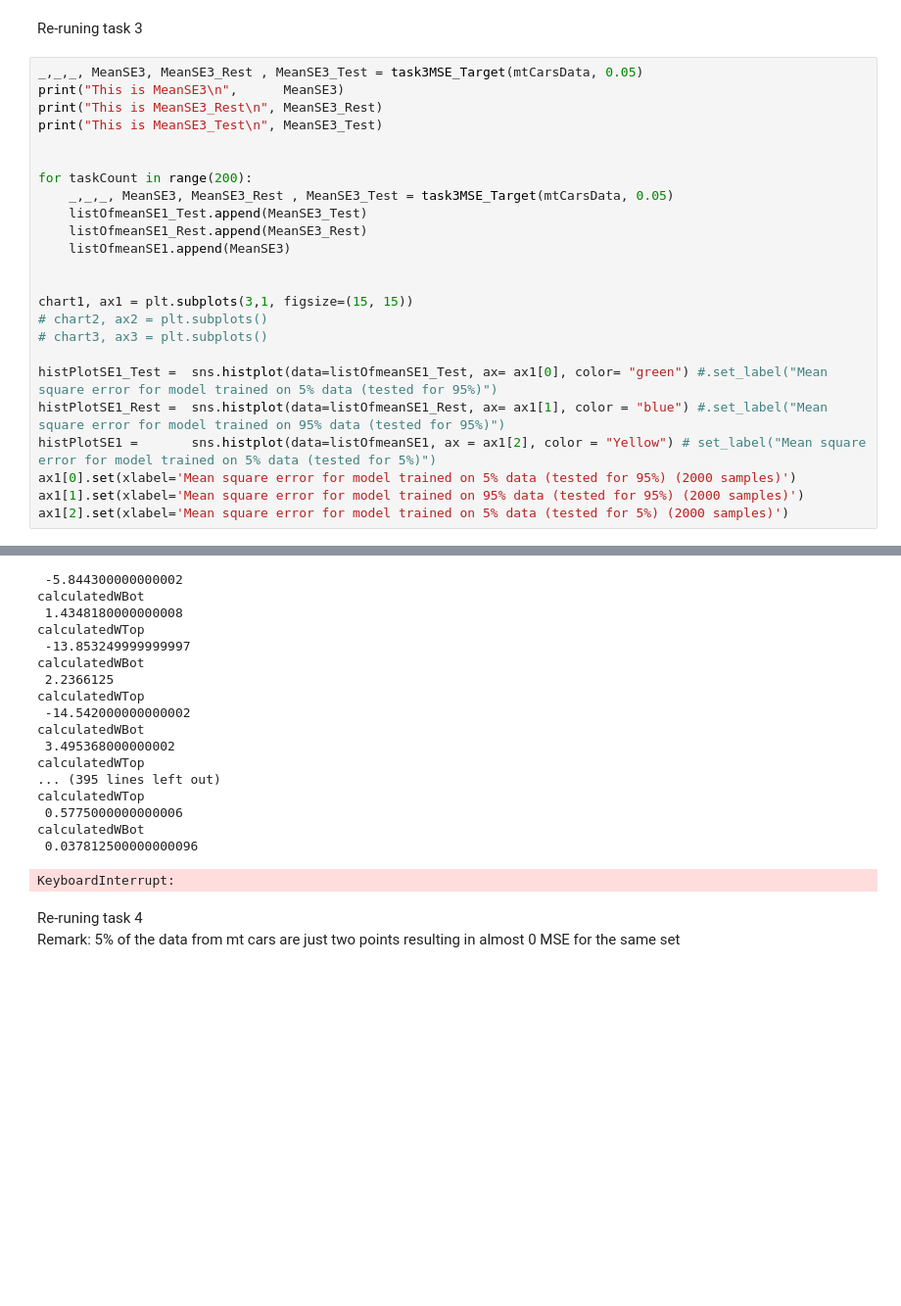
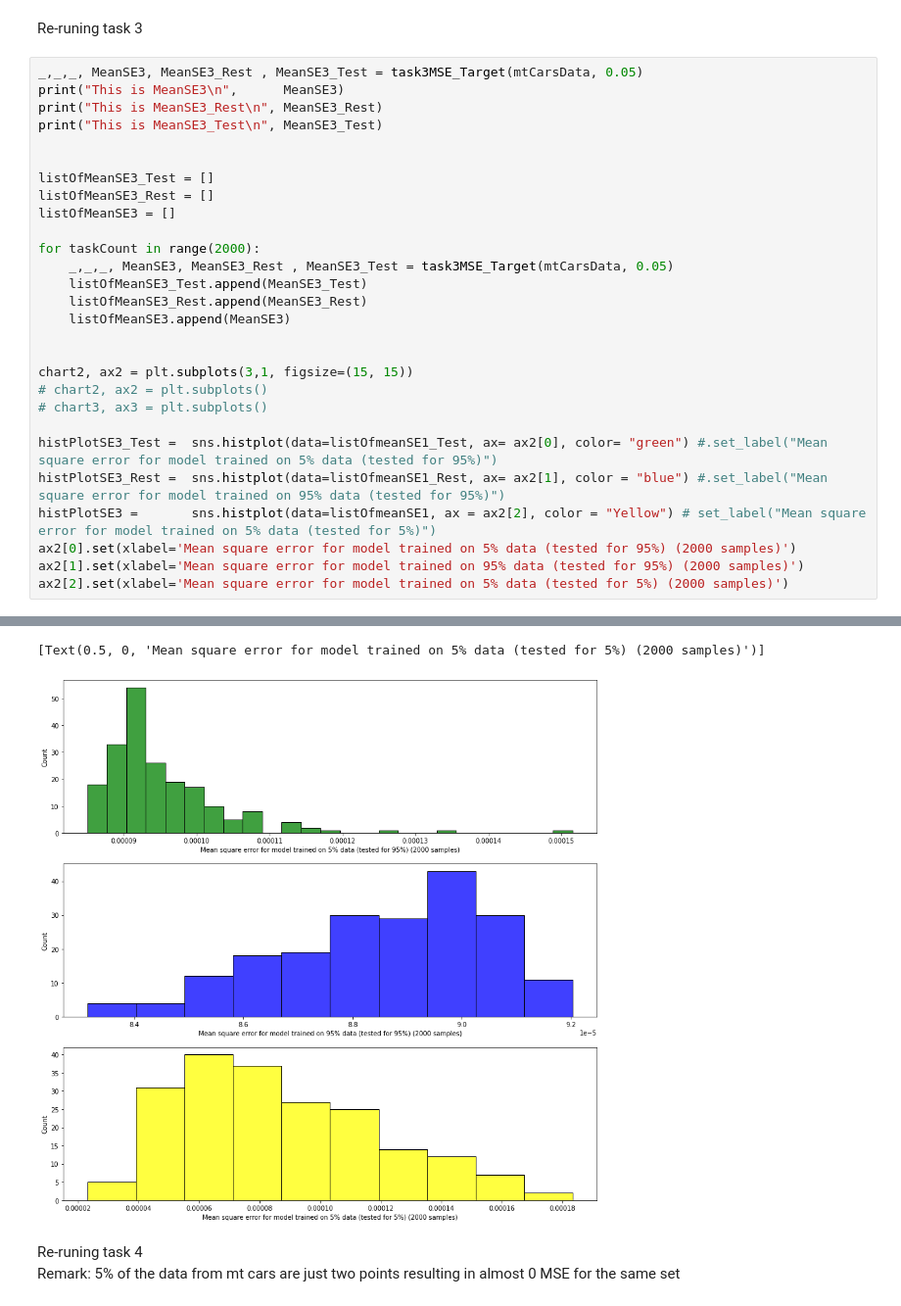
Before and after one commit to Siponek/Machine-Learning-Linear-regression, a Jupyter notebook: pythonTry/linearRegressionNotebook_3.ipynb, the cells around one changed output, grey strips where cells are left out. Shown: that part at 98% size. Saved outputs shown, nothing was run; the diff lists cells and outputs as text; blank space fills up the shorter version.

```diff
--- a/pythonTry/linearRegressionNotebook_3.ipynb
+++ b/pythonTry/linearRegressionNotebook_3.ipynb
@@ -446,21 +443,25 @@ print("This is MeanSE3_Rest\n", MeanSE3_Rest)
 print("This is MeanSE3_Test\n", MeanSE3_Test)
 
 
-for taskCount in range(200):
+listOfMeanSE3_Test = []
+listOfMeanSE3_Rest = []
+listOfMeanSE3 = []
+
+for taskCount in range(2000):
     _,_,_, MeanSE3, MeanSE3_Rest , MeanSE3_Test = task3MSE_Target(mtCarsData, 0.05)
-    listOfmeanSE1_Test.append(MeanSE3_Test)
-    listOfmeanSE1_Rest.append(MeanSE3_Rest)
-    listOfmeanSE1.append(MeanSE3)
+    listOfMeanSE3_Test.append(MeanSE3_Test)
+    listOfMeanSE3_Rest.append(MeanSE3_Rest)
+    listOfMeanSE3.append(MeanSE3)
 
 
-chart1, ax1 = plt.subplots(3,1, figsize=(15, 15))
+chart2, ax2 = plt.subplots(3,1, figsize=(15, 15))
 # chart2, ax2 = plt.subplots()
 # chart3, ax3 = plt.subplots()
 
-histPlotSE1_Test =  sns.histplot(data=listOfmeanSE1_Test, ax= ax1[0], color= "green") #.set_label("Mean square error for model trained on 5% data (tested for 95%)")
-histPlotSE1_Rest =  sns.histplot(data=listOfmeanSE1_Rest, ax= ax1[1], color = "blue") #.set_label("Mean square error for model trained on 95% data (tested for 95%)")
-histPlotSE1 =       sns.histplot(data=listOfmeanSE1, ax = ax1[2], color = "Yellow") # set_label("Mean square error for model trained on 5% data (tested for 5%)")
-ax1[0].set(xlabel='Mean square error for model trained on 5% data (tested for 95%) (2000 samples)')
-ax1[1].set(xlabel='Mean square error for model trained on 95% data (tested for 95%) (2000 samples)')
-ax1[2].set(xlabel='Mean square error for model trained on 5% data (tested for 5%) (2000 samples)')
+histPlotSE3_Test =  sns.histplot(data=listOfmeanSE1_Test, ax= ax2[0], color= "green") #.set_label("Mean square error for model trained on 5% data (tested for 95%)")
+histPlotSE3_Rest =  sns.histplot(data=listOfmeanSE1_Rest, ax= ax2[1], color = "blue") #.set_label("Mean square error for model trained on 95% data (tested for 95%)")
+histPlotSE3 =       sns.histplot(data=listOfmeanSE1, ax = ax2[2], color = "Yellow") # set_label("Mean square error for model trained on 5% data (tested for 5%)")
+ax2[0].set(xlabel='Mean square error for model trained on 5% data (tested for 95%) (2000 samples)')
+ax2[1].set(xlabel='Mean square error for model trained on 95% data (tested for 95%) (2000 samples)')
+ax2[2].set(xlabel='Mean square error for model trained on 5% data (tested for 5%) (2000 samples)')
 # %% [output]
@@ -484,21 +474,5 @@ calculatedWTop
- -5.844300000000002
-calculatedWBot
- 1.4348180000000008
-calculatedWTop
- -13.853249999999997
-calculatedWBot
- 2.2366125
-calculatedWTop
- -14.542000000000002
-calculatedWBot
- 3.495368000000002
-calculatedWTop
-... (395 lines left out)
-calculatedWTop
- 0.5775000000000006
-calculatedWBot
- 0.037812500000000096
+[Text(0.5, 0, 'Mean square error for model trained on 5% data (tested for 5%) (2000 samples)')]
-KeyboardInterrupt:
+[figure, added]
 # %% [markdown]
 Re-runing task 4 <br>
 Remark: 5% of the data from mt cars are just two points resulting in almost 0 MSE for the same set
```
Also changed, not shown: parts of 7 cells of this notebook.
